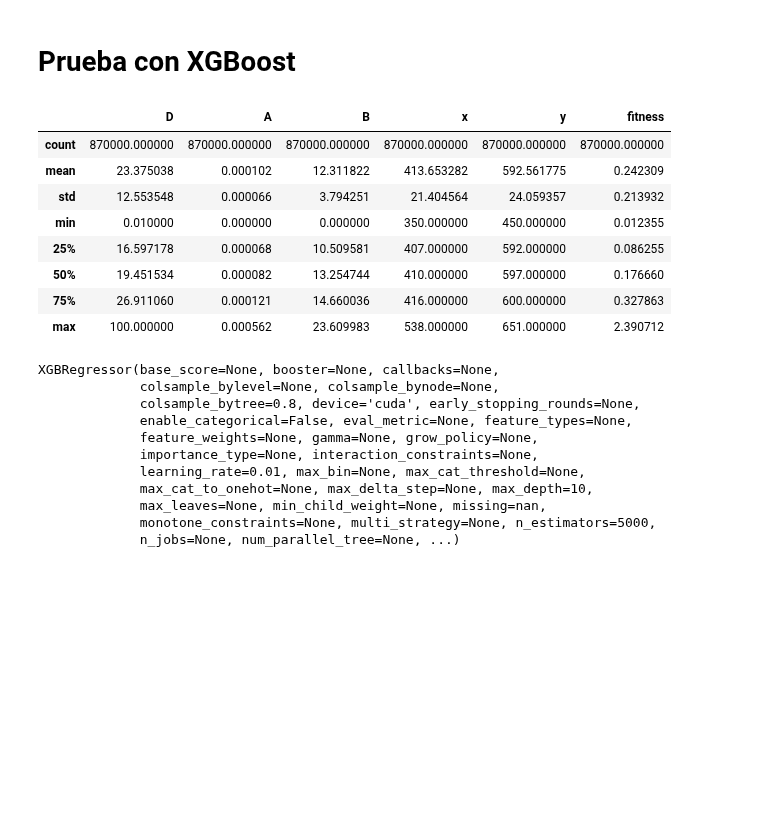
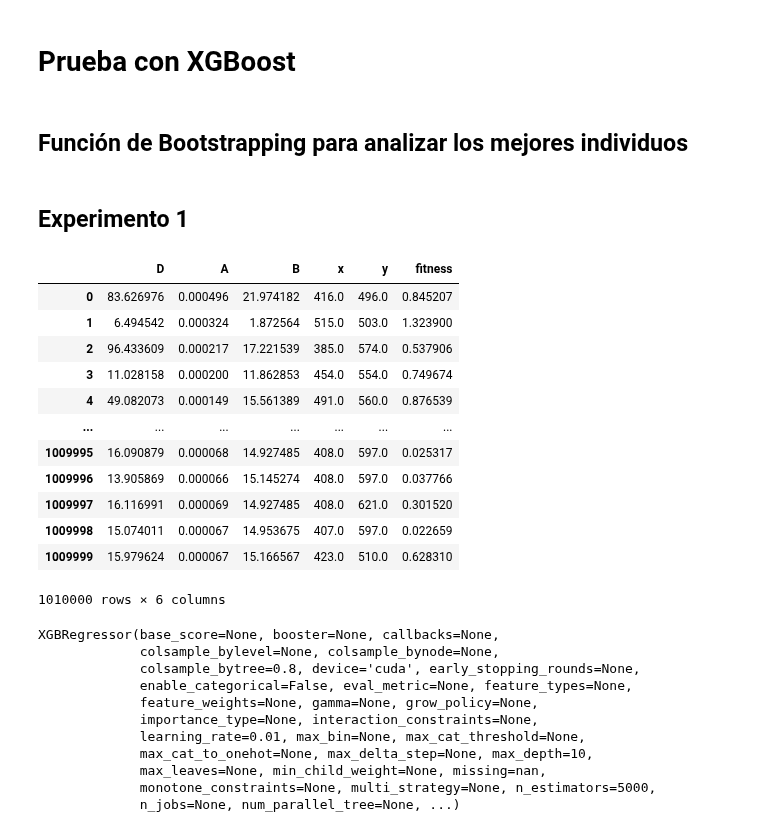
Before and after one commit to Maestria-Incendios-Forestales-2024-2025/Incendios-Genetico-PINNs, a Jupyter notebook: Genetico/prueba_xgboost.ipynb, the cells around one changed output. Saved outputs shown, nothing was run; the diff lists cells and outputs as text; code cells hidden in the pictures; blank space fills up the shorter version.

```diff
--- a/Genetico/prueba_xgboost.ipynb
+++ b/Genetico/prueba_xgboost.ipynb
@@ -16,2 +10,4 @@ from sklearn.preprocessing import MinMaxScaler
 # %% [markdown]
 # Prueba con XGBoost
+# %% [markdown]
+## Función de Bootstrapping para analizar los mejores individuos
@@ -18,32 +70,38 @@ from sklearn.preprocessing import MinMaxScaler
+# %% [markdown]
+## Experimento 1
 # %%
 # ---------------------------
 # 1. Cargar datos
 # ---------------------------
 
 # Ruta de la carpeta con los CSV
 ruta = "c:/Users/becer/OneDrive/Desktop/Maestría en Ciencias Físicas/Tesis/Incendios-Forestales---MCF-2024-2025/Genetico/resultados/exp1"
 
 # Buscar todos los archivos CSV en la carpeta
 archivos_csv = glob.glob(os.path.join(ruta, "*.csv"))
 
 # Leer y concatenar
 df = pd.concat((pd.read_csv(archivo) for archivo in archivos_csv), ignore_index=True)
 
 # Features y target
 X = df[["D", "A", "B", "x", "y"]]
 y = df["fitness"]
 
-df.describe()
+df
 # %% [output]
 |  | D | A | B | x | y | fitness |
-| count | 870000.000000 | 870000.000000 | 870000.000000 | 870000.000000 | 870000.000000 | 870000.000000 |
-| mean | 23.375038 | 0.000102 | 12.311822 | 413.653282 | 592.561775 | 0.242309 |
-| std | 12.553548 | 0.000066 | 3.794251 | 21.404564 | 24.059357 | 0.213932 |
-| min | 0.010000 | 0.000000 | 0.000000 | 350.000000 | 450.000000 | 0.012355 |
-| 25% | 16.597178 | 0.000068 | 10.509581 | 407.000000 | 592.000000 | 0.086255 |
-| 50% | 19.451534 | 0.000082 | 13.254744 | 410.000000 | 597.000000 | 0.176660 |
-| 75% | 26.911060 | 0.000121 | 14.660036 | 416.000000 | 600.000000 | 0.327863 |
-| max | 100.000000 | 0.000562 | 23.609983 | 538.000000 | 651.000000 | 2.390712 |
+| 0 | 83.626976 | 0.000496 | 21.974182 | 416.0 | 496.0 | 0.845207 |
+| 1 | 6.494542 | 0.000324 | 1.872564 | 515.0 | 503.0 | 1.323900 |
+| 2 | 96.433609 | 0.000217 | 17.221539 | 385.0 | 574.0 | 0.537906 |
+| 3 | 11.028158 | 0.000200 | 11.862853 | 454.0 | 554.0 | 0.749674 |
+| 4 | 49.082073 | 0.000149 | 15.561389 | 491.0 | 560.0 | 0.876539 |
+| ... | ... | ... | ... | ... | ... | ... |
+| 1009995 | 16.090879 | 0.000068 | 14.927485 | 408.0 | 597.0 | 0.025317 |
+| 1009996 | 13.905869 | 0.000066 | 15.145274 | 408.0 | 597.0 | 0.037766 |
+| 1009997 | 16.116991 | 0.000069 | 14.927485 | 408.0 | 621.0 | 0.301520 |
+| 1009998 | 15.074011 | 0.000067 | 14.953675 | 407.0 | 597.0 | 0.022659 |
+| 1009999 | 15.979624 | 0.000067 | 15.166567 | 423.0 | 510.0 | 0.628310 |
+1010000 rows × 6 columns
 # %%
 # ---------------------------
 # 2. Train / Test split
```
Also changed, not shown: parts of 41 cells of this notebook.
